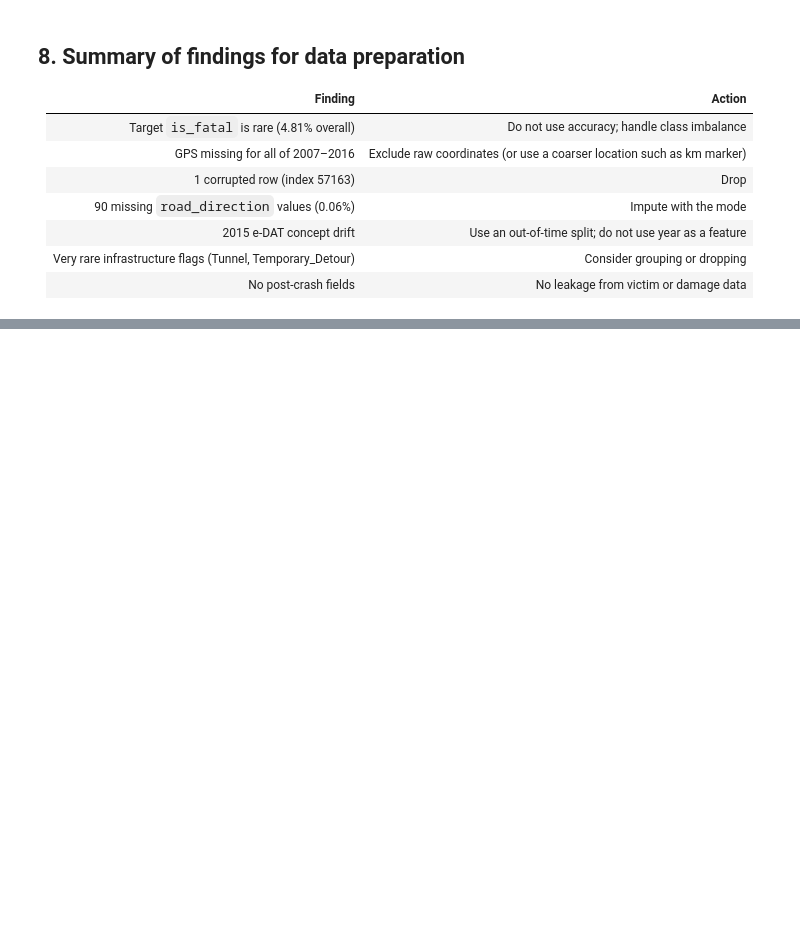
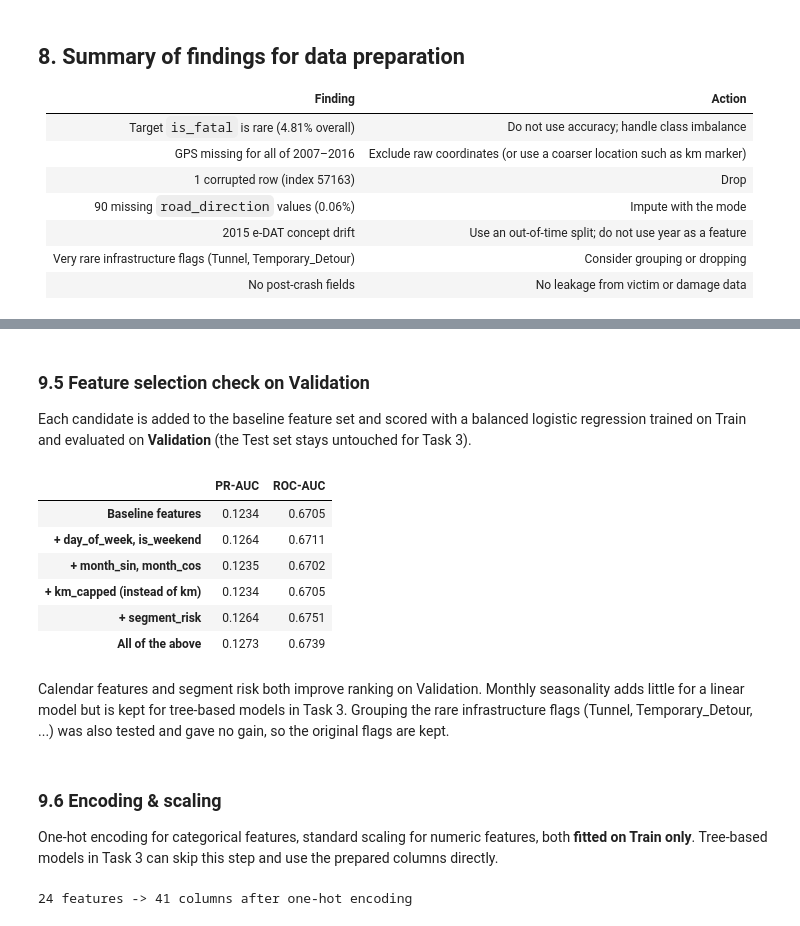
Before and after one commit to samuelbarrezueta/predictive-analytics-forecasting, a Jupyter notebook: notebooks/Task2_Data_Understanding_Preparation.ipynb, the cells around one changed output, grey strips where cells are left out. Saved outputs shown, nothing was run; the diff lists cells and outputs as text; code cells hidden in the pictures; blank space fills up the shorter version.

```diff
--- a/notebooks/Task2_Data_Understanding_Preparation.ipynb
+++ b/notebooks/Task2_Data_Understanding_Preparation.ipynb
@@ -325,0 +385,9 @@ Cleaning, feature engineering and the out-of-time split (Train 2007–2021 · Va
+# %%
+train = prep[prep["year"] <= 2021].copy()
+val = prep[prep["year"].between(2022, 2023)].copy()
+test = prep[prep["year"] >= 2024].copy()
+
+pd.DataFrame({
+    "Rows": [len(train), len(val), len(test)],
+    "Fatal rate (%)": [s["is_fatal"].mean() * 100 for s in (train, val, test)],
+}, index=["Train 2007-2021", "Validation 2022-2023", "Test 2024-2025"]).round(2)
@@ -325,0 +470,67 @@ Cleaning, feature engineering and the out-of-time split (Train 2007–2021 · Va
+# %% [markdown]
+### 9.5 Feature selection check on Validation
+
+Each candidate is added to the baseline feature set and scored with a balanced logistic regression trained on Train and evaluated on **Validation** (the Test set stays untouched for Task 3).
+# %%
+BASE_CATEGORICAL = ["roadway_type", "area_type", "time_of_day", "highway_type", "road_direction"]
+BASE_NUMERIC = ["km"] + INFRA_COLS
+
+
+def validation_score(categorical, numeric):
+    model = Pipeline([
+        ("prep", ColumnTransformer([
+            ("cat", OneHotEncoder(handle_unknown="ignore"), categorical),
+            ("num", StandardScaler(), numeric),
+        ])),
+        ("model", LogisticRegression(class_weight="balanced", max_iter=3000)),
+    ])
+    model.fit(train, train["is_fatal"])
+    p = model.predict_proba(val)[:, 1]
+    return {"PR-AUC": average_precision_score(val["is_fatal"], p),
+            "ROC-AUC": roc_auc_score(val["is_fatal"], p)}
+
+
+candidates = {
+    "Baseline features": ([], []),
+    "+ day_of_week, is_weekend": (["day_of_week"], ["is_weekend"]),
+    "+ month_sin, month_cos": ([], ["month_sin", "month_cos"]),
+    "+ km_capped (instead of km)": ([], ["km_capped"]),
+    "+ segment_risk": ([], ["segment_risk"]),
+    "All of the above": (["day_of_week"], ["is_weekend", "month_sin", "month_cos", "km_capped", "segment_risk"]),
+}
+selection = {}
+for name, (extra_cat, extra_num) in candidates.items():
+    numeric = BASE_NUMERIC + extra_num
+    if "km_capped" in extra_num:
+        numeric.remove("km")
+    selection[name] = validation_score(BASE_CATEGORICAL + extra_cat, numeric)
+pd.DataFrame(selection).T.round(4)
+# %% [output]
+|  | PR-AUC | ROC-AUC |
+| Baseline features | 0.1234 | 0.6705 |
+| + day_of_week, is_weekend | 0.1264 | 0.6711 |
+| + month_sin, month_cos | 0.1235 | 0.6702 |
+| + km_capped (instead of km) | 0.1234 | 0.6705 |
+| + segment_risk | 0.1264 | 0.6751 |
+| All of the above | 0.1273 | 0.6739 |
+# %% [markdown]
+Calendar features and segment risk both improve ranking on Validation. Monthly seasonality adds little for a linear model but is kept for tree-based models in Task 3. Grouping the rare infrastructure flags (Tunnel, Temporary_Detour, ...) was also tested and gave no gain, so the original flags are kept.
+# %% [markdown]
+### 9.6 Encoding & scaling
+
+One-hot encoding for categorical features, standard scaling for numeric features, both **fitted on Train only**. Tree-based models in Task 3 can skip this step and use the prepared columns directly.
+# %%
+CATEGORICAL = BASE_CATEGORICAL + ["day_of_week"]
+NUMERIC = ["km_capped"] + INFRA_COLS + ["is_weekend", "month_sin", "month_cos", "segment_risk"]
+FEATURES = CATEGORICAL + NUMERIC
+
+preprocessor = ColumnTransformer([
+    ("cat", OneHotEncoder(handle_unknown="ignore"), CATEGORICAL),
+    ("num", StandardScaler(), NUMERIC),
+])
+preprocessor.fit(train[FEATURES])
+
+X_train_encoded = preprocessor.transform(train[FEATURES])
+print(f"{len(FEATURES)} features -> {X_train_encoded.shape[1]} columns after one-hot encoding")
+# %% [output]
+24 features -> 41 columns after one-hot encoding
```
Also changed, not shown: parts of 19 cells of this notebook, 1 other file.
